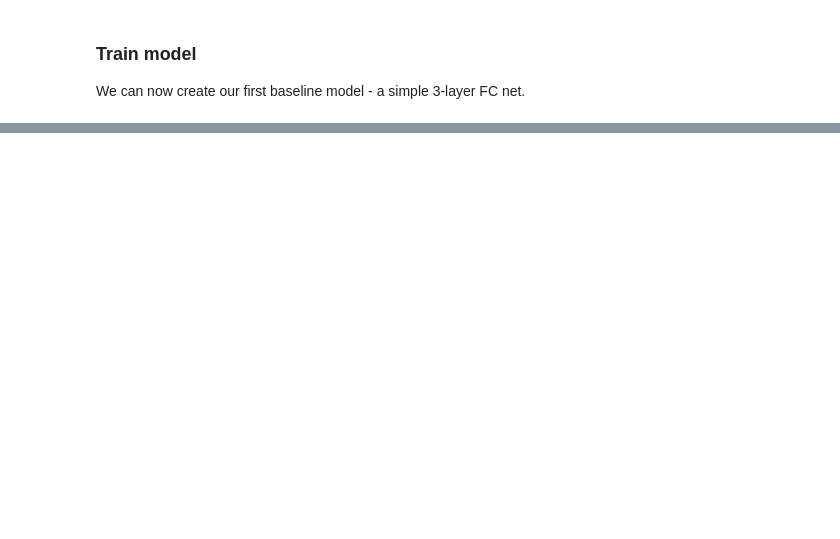
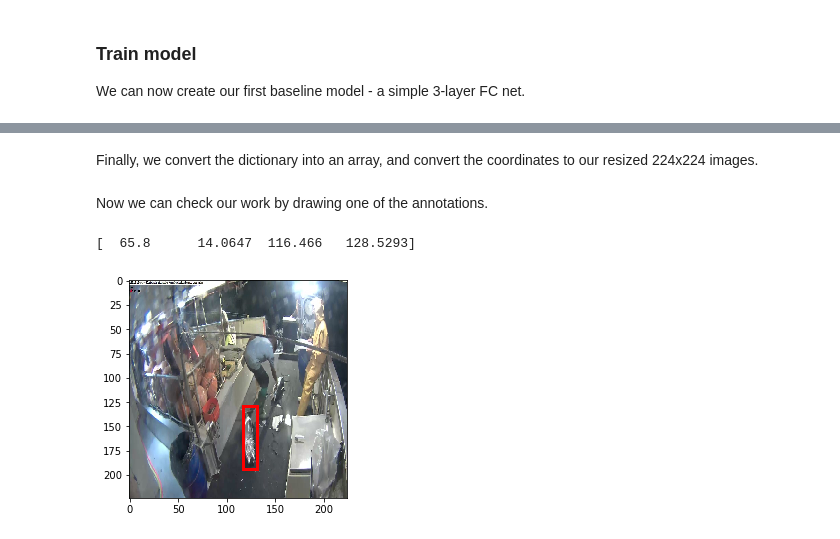
Before and after one commit to loocat/courses-1, a Jupyter notebook: deeplearning1/nbs/pr_lesson7.ipynb, the cells around one changed output, grey strips where cells are left out. Drawn from its saved outputs; the diff is of its cells as text; code cells hidden in the pictures; blank space fills up the shorter version.

```diff
--- a/deeplearning1/nbs/pr_lesson7.ipynb
+++ b/deeplearning1/nbs/pr_lesson7.ipynb
@@ -187,0 +413,7 @@ We can now create our first baseline model - a simple 3-layer FC net.
+# %%
+for f in raw_filenames:
+    if not f in bb_json.keys(): bb_json[f] = empty_box
+    else : print(f)
+for f in raw_val_filenames:
+    if not f in bb_json.keys(): bb_json[f] = empty_box
+    else : print(f)
@@ -187,0 +438,32 @@ We can now create our first baseline model - a simple 3-layer FC net.
+# %% [markdown]
+Finally, we convert the dictionary into an array, and convert the coordinates to our resized 224x224 images.
+# %%
+bb_params = ['height', 'width', 'x', 'y']
+def convert_bb(bb, size):
+    bb = [bb[p] for p in bb_params]
+    conv_x = (224. / size[0])
+    conv_y = (224. / size[1])
+    bb[0] = bb[0] * conv_y
+    bb[1] = bb[1] * conv_x
+    bb[2] = max(bb[2] * conv_x, 0)
+    bb[3] = max(bb[3] * conv_y, 0)
+    return bb
+# %%
+trn_bbox = np.stack([convert_bb(bb_json[f], s) for f,s in zip(raw_filenames, sizes)],).astype(np.float32)
+val_bbox = np.stack([convert_bb(bb_json[f], s) for f,s in zip(raw_val_filenames, raw_val_sizes)],).astype(np.float32)
+# %% [markdown]
+Now we can check our work by drawing one of the annotations.
+# %%
+def create_rect(bb, color = 'red'):
+    return plt.Rectangle((bb[2], bb[3]), bb[1], bb[0], color = color, fill = False, lw = 3)
+
+def show_bb(i):
+    bb = val_bbox[i]
+    plot(val[i])
+    plt.gca().add_patch(create_rect(bb))
+    print(bb)
+# %%
+show_bb(0)
+# %% [output]
+[  65.8      14.0647  116.466   128.5293]
+[figure, added]
```
Also changed, not shown: parts of 147 cells of this notebook.
